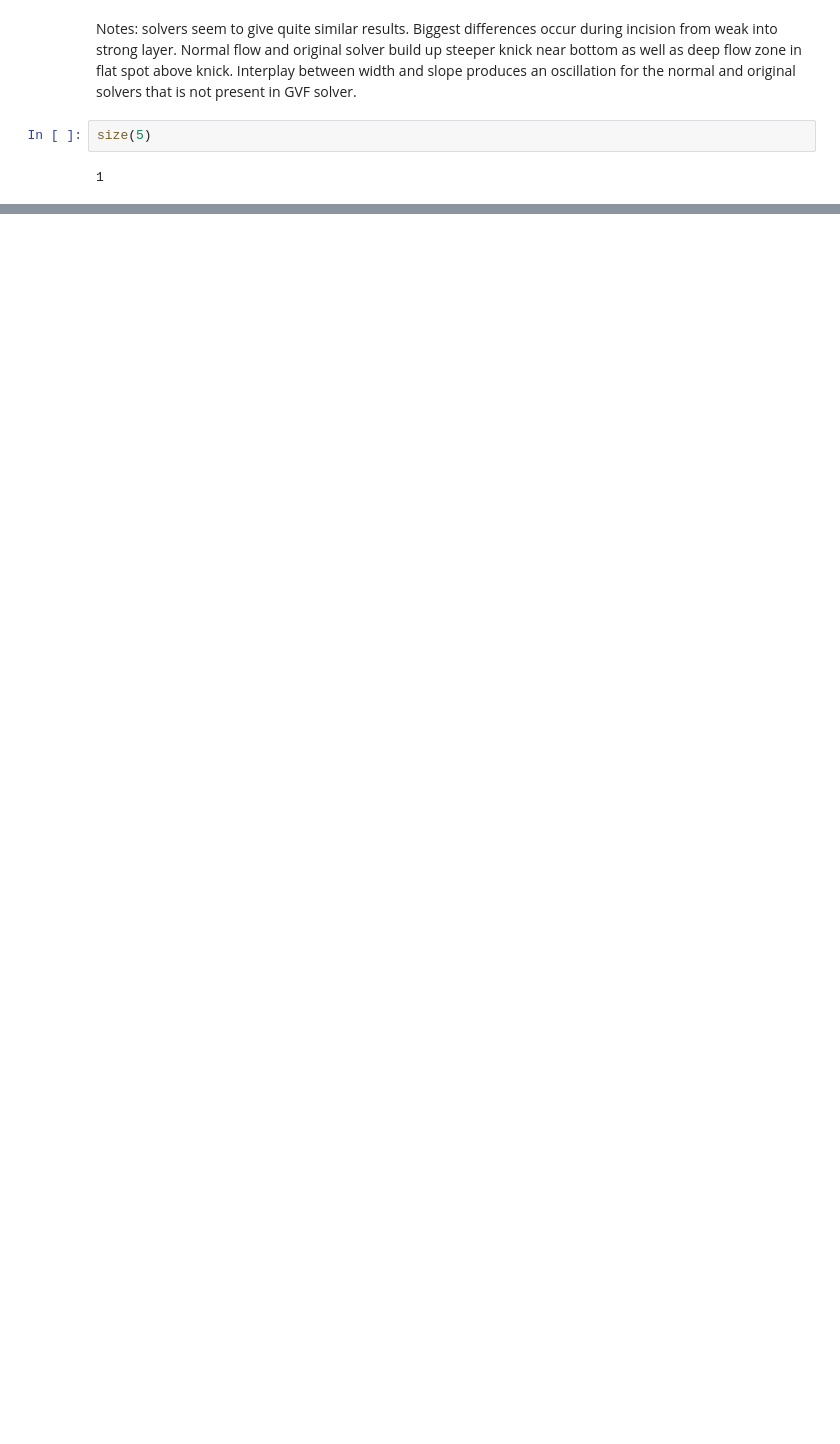
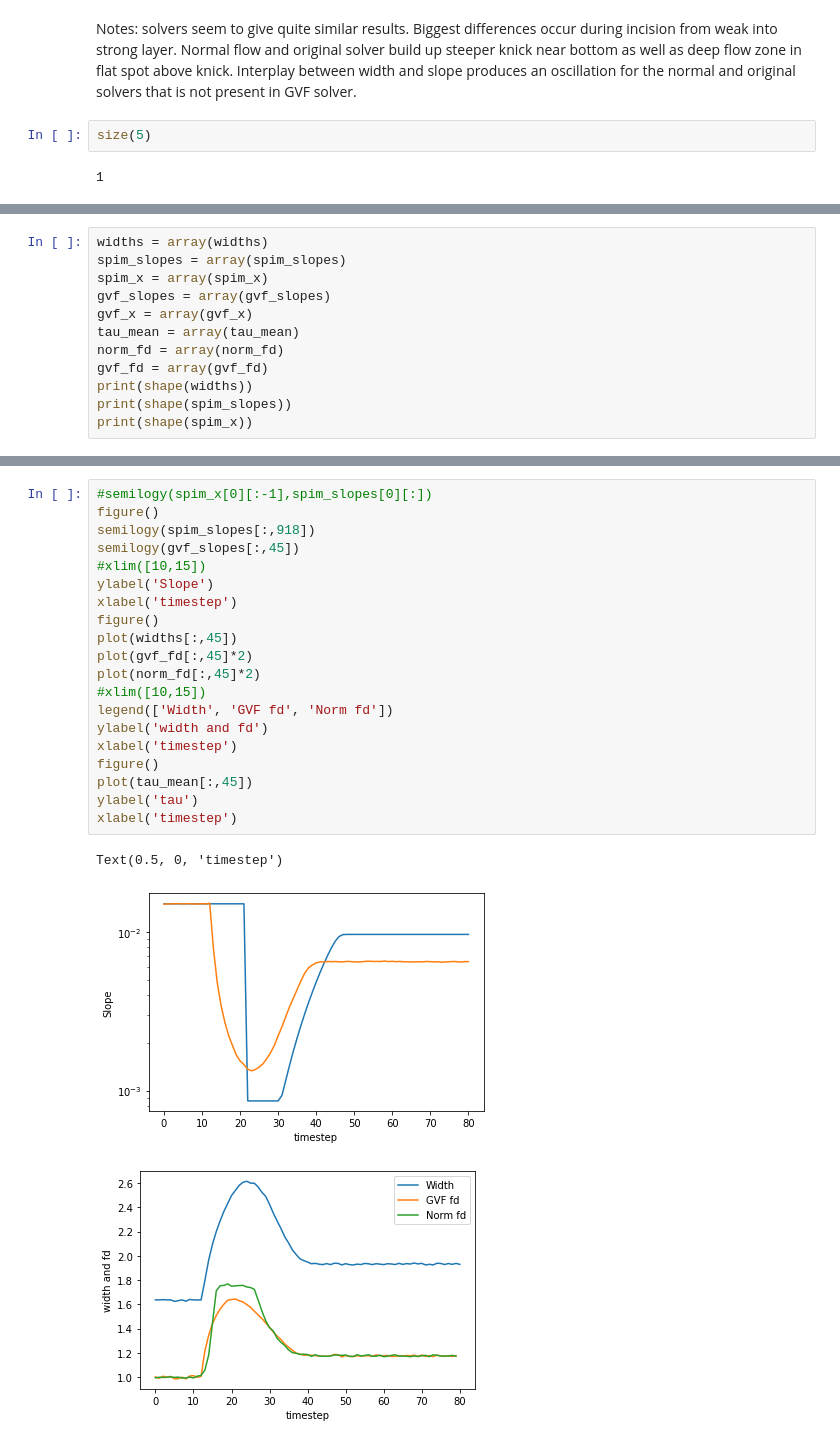
Before and after one commit to CovingtonResearchGroup/champ, a Jupyter notebook: champ/Examples/Flow-comparison.ipynb, the cells around one changed output, grey strips where cells are left out. Drawn from its saved outputs; the diff is of its cells as text; blank space fills up the shorter version.

```diff
--- a/champ/Examples/Flow-comparison.ipynb
+++ b/champ/Examples/Flow-comparison.ipynb
@@ -245,0 +339,12 @@ True
+# %%
+widths = array(widths)
+spim_slopes = array(spim_slopes)
+spim_x = array(spim_x)
+gvf_slopes = array(gvf_slopes)
+gvf_x = array(gvf_x)
+tau_mean = array(tau_mean)
+norm_fd = array(norm_fd)
+gvf_fd = array(gvf_fd)
+print(shape(widths))
+print(shape(spim_slopes))
+print(shape(spim_x))
@@ -245,0 +355,24 @@ True
+# %%
+#semilogy(spim_x[0][:-1],spim_slopes[0][:])
+figure()
+semilogy(spim_slopes[:,918])
+semilogy(gvf_slopes[:,45])
+#xlim([10,15])
+ylabel('Slope')
+xlabel('timestep')
+figure()
+plot(widths[:,45])
+plot(gvf_fd[:,45]*2)
+plot(norm_fd[:,45]*2)
+#xlim([10,15])
+legend(['Width', 'GVF fd', 'Norm fd'])
+ylabel('width and fd')
+xlabel('timestep')
+figure()
+plot(tau_mean[:,45])
+ylabel('tau')
+xlabel('timestep')
+# %% [output]
+Text(0.5, 0, 'timestep')
+[figure, added]
+[figure, added]
```
Also changed, not shown: parts of 26 cells of this notebook, 1 other file.
